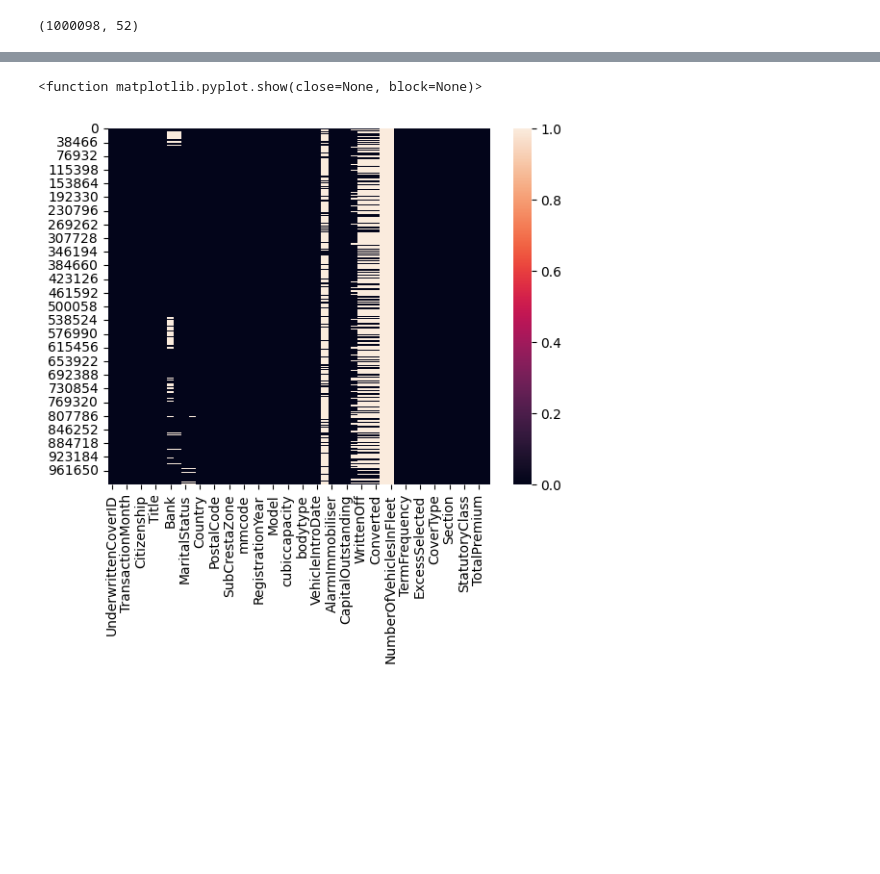
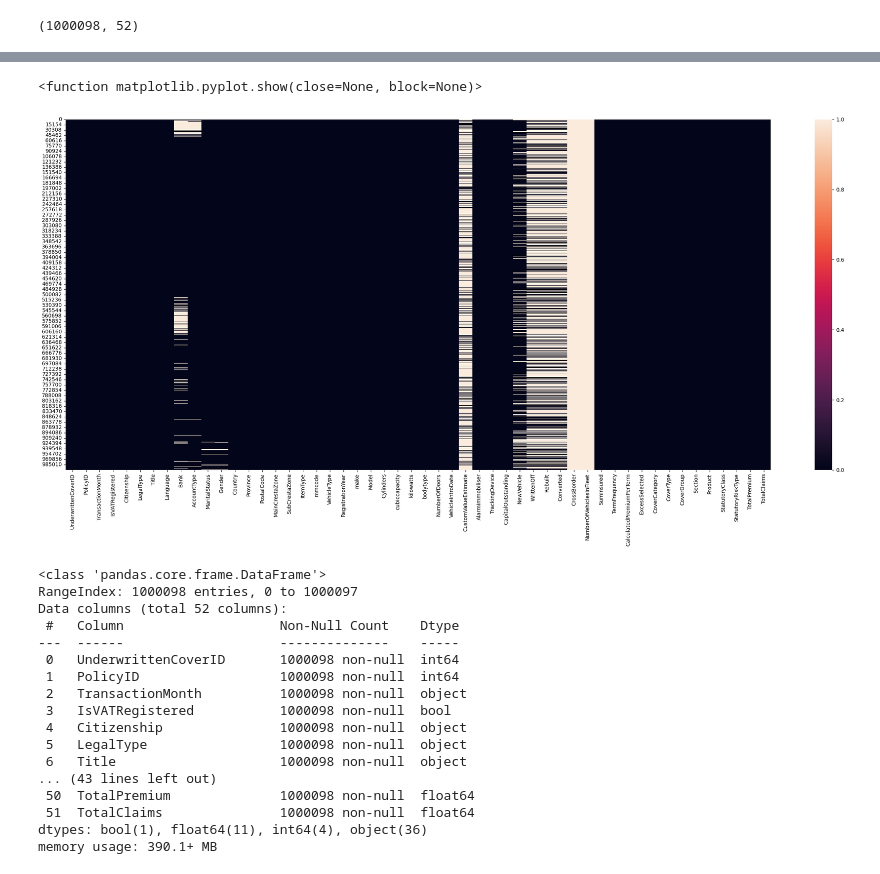
Before and after one commit to Skell30/End-to-End-Insurance-Risk-Analytics-Predictive-Modeling, a Jupyter notebook: notebooks/task1.ipynb, the cells around one changed output, grey strips where cells are left out. Cells and saved outputs as stored; diff of their text form; code cells hidden in the pictures; blank space fills up the shorter version.

```diff
--- a/notebooks/task1.ipynb
+++ b/notebooks/task1.ipynb
@@ -49,8 +49,9 @@ TotalPremium                      0
 TotalClaims                       0
 dtype: int64
 # %%
+plt.figure(figsize=(30,12))
 sns.heatmap(df.isnull())
-plt.show
+plt.show()
 # %% [output]
 <function matplotlib.pyplot.show(close=None, block=None)>
-[figure, old version]
+[figure, new version]
@@ -58,0 +58,20 @@ df.info()
+# %%
+df.info()
+# %% [output]
+<class 'pandas.core.frame.DataFrame'>
+RangeIndex: 1000098 entries, 0 to 1000097
+Data columns (total 52 columns):
+ #   Column                    Non-Null Count    Dtype
+---  ------                    --------------    -----
+ 0   UnderwrittenCoverID       1000098 non-null  int64
+ 1   PolicyID                  1000098 non-null  int64
+ 2   TransactionMonth          1000098 non-null  object
+ 3   IsVATRegistered           1000098 non-null  bool
+ 4   Citizenship               1000098 non-null  object
+ 5   LegalType                 1000098 non-null  object
+ 6   Title                     1000098 non-null  object
+... (43 lines left out)
+ 50  TotalPremium              1000098 non-null  float64
+ 51  TotalClaims               1000098 non-null  float64
+dtypes: bool(1), float64(11), int64(4), object(36)
+memory usage: 390.1+ MB
```
Also changed, not shown: parts of 15 cells of this notebook.
